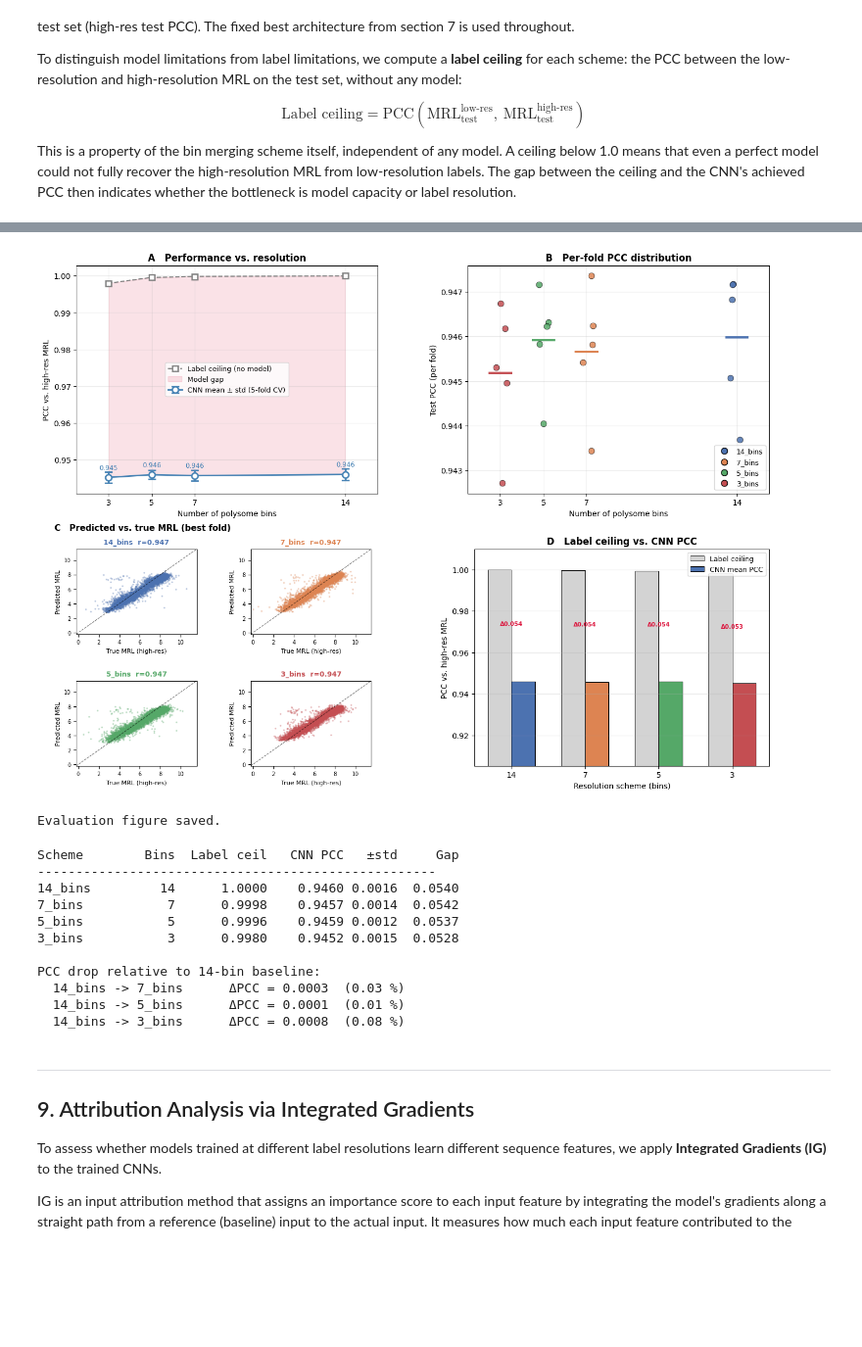
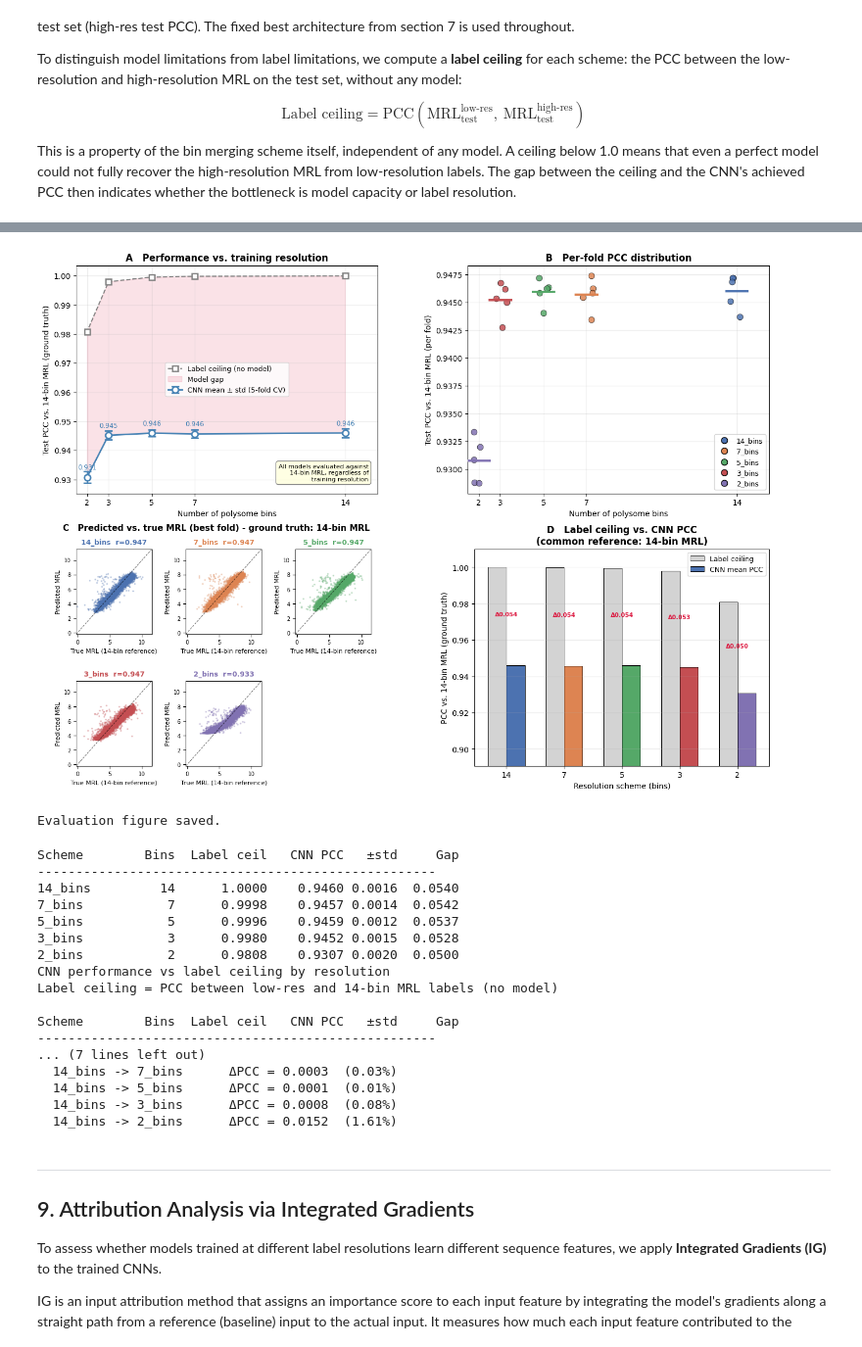
Before and after one commit to michelle-elias/polysome-resolution-project, a Jupyter notebook: code/polysome_resolution_project.ipynb, the cells around one changed output, grey strips where cells are left out. Shown at 98% size. Saved outputs shown, nothing was run; the diff lists cells and outputs as text; code cells hidden in the pictures; blank space fills up the shorter version.

```diff
--- a/code/polysome_resolution_project.ipynb
+++ b/code/polysome_resolution_project.ipynb
@@ -260,7 +262,11 @@ def compute_lowres_mrl(df_subset, scheme):
 df["mrl_from_bins"] = compute_highres_mrl(df)
 
 mae = float(np.mean(np.abs(df["mrl_from_bins"].values - df["rl"].values)))
-print(f"MAE (Mean Absolute Error) vs provided rl column: {mae:.4f}  (should be close to ~0)")
-
-df["mrl_from_bins"].describe()
+print("MRL recomputation vs provided 'rl' column")
+print(f"  MAE:  {mae:.4f}")
+print()
+print("  mrl_from_bins distribution:")
+desc = df["mrl_from_bins"].describe()
+for stat, val in desc.items():
+    print(f"    {stat:<8} {val:.4f}")
 # %% [output]
@@ -501,7 +528,7 @@ sequences) for 40 epochs without early stopping before final evaluation.
 class CNNModel(nn.Module):
     """
     1D CNN to predict MRL from one-hot 5'UTR input (N, 4, L).
-    3×(Conv1d + ReLU) -> Flatten -> n_fc_layers×(Linear + ReLU + Dropout) -> Linear(1)
+    3x(Conv1d + ReLU) -> Flatten -> n_fc_layersx(Linear + ReLU + Dropout) -> Linear(1)
     """
     def __init__(self, seq_len=50, n_filters=120, kernel_size=8,
                  fc_width=40, n_fc_layers=1, dropout=0.2):
@@ -514,7 +541,7 @@ class CNNModel(nn.Module):
             nn.Conv1d(n_filters, n_filters, kernel_size, padding="same"), nn.ReLU(),
         )
 
-        # Flatten conv output (n_filters × seq_len) into a vector
+        # Flatten conv output (n_filters x seq_len) into a vector
         in_dim = n_filters * seq_len
 
         # MLP head (depth controlled by n_fc_layers)
@@ -1057,15 +1093,17 @@ stds      = summ["std_pcc"].values           # CNN std test PCC per scheme
 ceil_vals = [label_ceiling[s] for s in SCHEME_ORDER]  # label ceiling per scheme
 rng       = np.random.default_rng(SEED)      # deterministic jitter/subsampling for plots
 
-# Figure layout: 2 rows, panels A/B on top, C (2×2 grid) and D on bottom
+# Figure layout: 2 rows, panels A/B on top, C and D on bottom
 fig = plt.figure(figsize=(14, 10))
 gs_top = fig.add_gridspec(1, 2, top=0.97, bottom=0.56, left=0.08, right=0.97, wspace=0.30)
 gs_bot = fig.add_gridspec(1, 2, top=0.46, bottom=0.07, left=0.08, right=0.97, wspace=0.35)
-gs_C   = gs_bot[0].subgridspec(2, 2, wspace=0.45, hspace=0.55) # 2×2 scatter grid
+gs_C = gs_bot[0].subgridspec(2, 3, wspace=0.45, hspace=0.55) # 2x3 scatter grid
 
 ax_A   = fig.add_subplot(gs_top[0])                       # A: mean ± std + ceiling
 ax_B   = fig.add_subplot(gs_top[1])                       # B: fold-level distribution
-axes_C = [fig.add_subplot(gs_C[r, c]) for r in range(2) for c in range(2)]  # C: scatter grid
+axes_C = []
+for idx in range(len(SCHEME_ORDER)):  # 5
+    axes_C.append(fig.add_subplot(gs_C[idx // 3, idx % 3]))  # C:
 ax_D   = fig.add_subplot(gs_bot[1])                       # D: ceiling vs model bars
 
 # Panel A - mean CNN PCC vs resolution, with label ceiling and model gap shaded
@@ -1089,8 +1127,14 @@ for nb, m in zip(N_BINS_ORDER, means):
         textcoords="offset points", ha="center", fontsize=8.5, color="steelblue"
     )
 ax_A.set_xlabel("Number of polysome bins")
-ax_A.set_ylabel("PCC vs. high-res MRL")
-ax_A.set_title("A   Performance vs. resolution", fontweight="bold")
+ax_A.set_ylabel("Test PCC vs. 14-bin MRL (ground truth)")
+ax_A.set_title("A   Performance vs. training resolution", fontweight="bold")
+ax_A.text(
+    0.97, 0.05,
+    "All models evaluated against\n14-bin MRL, regardless of\ntraining resolution",
+    transform=ax_A.transAxes, fontsize=8, va="bottom", ha="right",
+    bbox=dict(boxstyle="round,pad=0.4", facecolor="lightyellow", edgecolor="grey", alpha=0.9),
+)
 ax_A.set_xticks(N_BINS_ORDER)
 ax_A.set_xlim(1.5, 15.5)
 ax_A.legend(fontsize=9)
@@ -1111,7 +1155,7 @@ for i, scheme in enumerate(SCHEME_ORDER):
         colors=PALETTE[scheme], linewidths=2.8, zorder=4 # mean line per scheme
     )
 ax_B.set_xlabel("Number of polysome bins")
-ax_B.set_ylabel("Test PCC (per fold)")
+ax_B.set_ylabel("Test PCC vs. 14-bin MRL (per fold)")
 ax_B.set_title("B   Per-fold PCC distribution", fontweight="bold")
 ax_B.set_xticks(N_BINS_ORDER)
 ax_B.set_xlim(1.5, 15.5)
@@ -1145,13 +1189,13 @@ for ax_c, scheme in zip(axes_C, SCHEME_ORDER):
     ax_c.plot(lims, lims, "k--", lw=0.8, alpha=0.6)
     ax_c.set_xlim(lims)
     ax_c.set_ylim(lims)
-    ax_c.set_xlabel("True MRL (high-res)", fontsize=8)
+    ax_c.set_xlabel("True MRL (14-bin reference)", fontsize=8)
     ax_c.set_ylabel("Predicted MRL", fontsize=8)
     ax_c.set_title(f"{scheme}  r={pcc_val:.3f}", fontsize=9,
                    fontweight="bold", color=PALETTE[scheme])
     ax_c.tick_params(labelsize=7)
 axes_C[0].annotate(
-    "C   Predicted vs. true MRL (best fold)",
+    "C   Predicted vs. true MRL (best fold) - ground truth: 14-bin MRL",
     xy=(-0.18, 1.22), xycoords="axes fraction",
     fontsize=11, fontweight="bold"
 )
@@ -1160,36 +1204,36 @@ axes_C[0].annotate(
 labels_short = [s.replace("_bins", "") for s in SCHEME_ORDER]
 x = np.arange(len(SCHEME_ORDER))
 w = 0.32
 ax_D.bar(
     x - w/2, ceil_vals, w,
     label="Label ceiling", color="lightgrey",
     edgecolor="k", linewidth=0.7
 )
 ax_D.bar(
     x + w/2, means, w,
     label="CNN mean PCC",
     color=[PALETTE[s] for s in SCHEME_ORDER],
     edgecolor="k", linewidth=0.7
 )
 for xi, (ceil, mean) in enumerate(zip(ceil_vals, means)):
     ax_D.annotate(
         f"Δ{ceil-mean:.3f}", xy=(xi, mean + (ceil-mean)/2),
         ha="center", fontsize=7.5, color="crimson", fontweight="bold" # gap label
     )
 ax_D.set_xticks(x)
 ax_D.set_xticklabels(labels_short)
 ax_D.set_xlabel("Resolution scheme (bins)")
-ax_D.set_ylabel("PCC vs. high-res MRL")
-ax_D.set_title("D   Label ceiling vs. CNN PCC", fontweight="bold")
+ax_D.set_ylabel("PCC vs. 14-bin MRL (ground truth)")
+ax_D.set_title("D   Label ceiling vs. CNN PCC\n(common reference: 14-bin MRL)", fontweight="bold")
 ax_D.set_ylim(min(means) - 0.04, 1.01)
 ax_D.legend(fontsize=9)
 ax_D.grid(True, axis="y", alpha=0.25)
 
 fig.savefig(FIG_OUT_DIR / "evaluation_pcc_vs_resolution.png", dpi=300, bbox_inches="tight")
 plt.show()
 print("Evaluation figure saved.")
 # %% [output]
-[figure, old version]
+[figure, new version]
 Evaluation figure saved.
 # %%
 # Numerical summary table; complement to Figure panels A and D
@@ -1207,11 +1251,26 @@ for scheme in SCHEME_ORDER:
 # Quantify performance loss relative to full-resolution baseline (14 bins)
 baseline = summ.loc["14_bins", "mean_pcc"]
 
-print("\nPCC drop relative to 14-bin baseline:")
+print("CNN performance vs label ceiling by resolution")
+print("Label ceiling = PCC between low-res and 14-bin MRL labels (no model)")
+print()
+print(f"{'Scheme':<12} {'Bins':>5} {'Label ceil':>11} {'CNN PCC':>9} {'±std':>6} {'Gap':>7}")
+print("-" * 52)
+
+for scheme in SCHEME_ORDER:
+    row  = summ.loc[scheme]
+    ceil = label_ceiling[scheme]
+    print(f"{scheme:<12} {int(row['n_bins']):>5} {ceil:>11.4f} "
+          f"{row['mean_pcc']:>9.4f} {row['std_pcc']:>6.4f} "
+          f"{ceil-row['mean_pcc']:>7.4f}")
+
+baseline = summ.loc["14_bins", "mean_pcc"]
+
+print()
+print("PCC drop relative to 14-bin baseline:")
 for scheme in SCHEME_ORDER[1:]:
     drop = baseline - summ.loc[scheme, "mean_pcc"]
-    print(f"  14_bins -> {scheme:<10}  ΔPCC = {drop:.4f}  "
-          f"({drop/baseline*100:.2f} %)") # relative drop as percentage
+    print(f"  14_bins -> {scheme:<10}  ΔPCC = {drop:.4f}  ({drop/baseline*100:.2f}%)")
 # %% [output]
 Scheme        Bins  Label ceil   CNN PCC   ±std     Gap
 ----------------------------------------------------
@@ -1219,11 +1278,17 @@ Scheme        Bins  Label ceil   CNN PCC   ±std     Gap
 7_bins           7      0.9998    0.9457 0.0014  0.0542
 5_bins           5      0.9996    0.9459 0.0012  0.0537
 3_bins           3      0.9980    0.9452 0.0015  0.0528
+2_bins           2      0.9808    0.9307 0.0020  0.0500
+CNN performance vs label ceiling by resolution
+Label ceiling = PCC between low-res and 14-bin MRL labels (no model)
 
-PCC drop relative to 14-bin baseline:
-  14_bins -> 7_bins      ΔPCC = 0.0003  (0.03 %)
-  14_bins -> 5_bins      ΔPCC = 0.0001  (0.01 %)
-  14_bins -> 3_bins      ΔPCC = 0.0008  (0.08 %)
+Scheme        Bins  Label ceil   CNN PCC   ±std     Gap
+----------------------------------------------------
+... (7 lines left out)
+  14_bins -> 7_bins      ΔPCC = 0.0003  (0.03%)
+  14_bins -> 5_bins      ΔPCC = 0.0001  (0.01%)
+  14_bins -> 3_bins      ΔPCC = 0.0008  (0.08%)
+  14_bins -> 2_bins      ΔPCC = 0.0152  (1.61%)
 # %% [markdown]
 ---
 ## 9. Attribution Analysis via Integrated Gradients <a id='9'></a>
```
Also changed, not shown: parts of 24 cells of this notebook, 1 other file.
